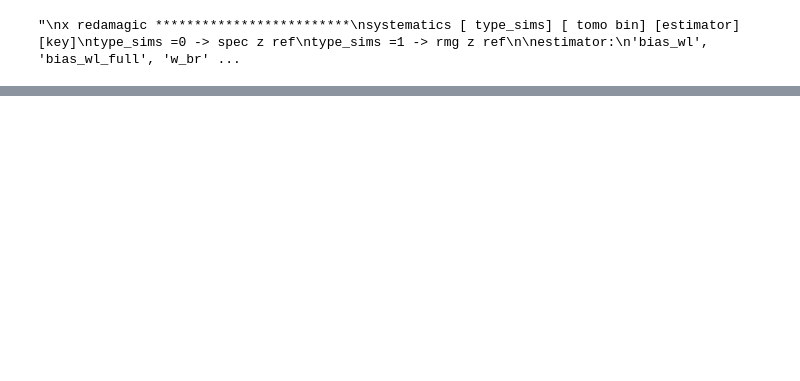
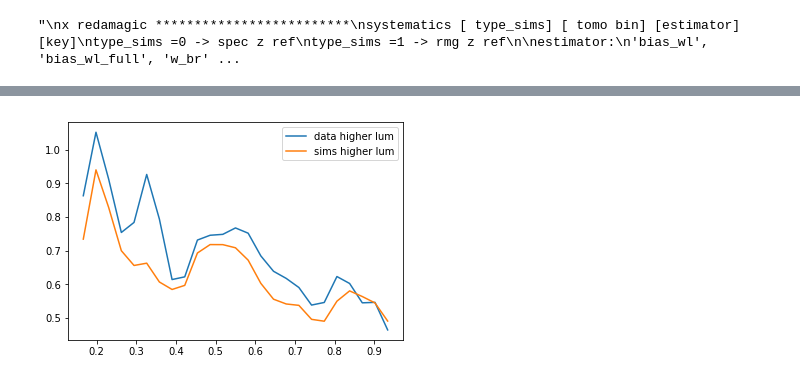
Before and after one commit to mgatti29/CORE, a Jupyter notebook: Results_data.ipynb, the cells around one changed output, grey strips where cells are left out. Cells and saved outputs as stored; diff of their text form; code cells hidden in the pictures; blank space fills up the shorter version.

```diff
--- a/Results_data.ipynb
+++ b/Results_data.ipynb
@@ -861,3 +927,0 @@ array([1.70752819, 1.80276889, 2.47483351, 3.02148751, 3.24147583,
-# %%
-for i in range(3):
-    print systematics[1][i]['w_br']['final']
@@ -902,0 +1095,96 @@ plt.legend()
+# %%
+import h5py
+import numpy as np
+xx = 10
+mastercat_v = '12_3_19'
+
+path_mastercat = '/project/projectdirs/des/www/y3_cats/Y3_mastercat_'+mastercat_v+'.h5'
+path_to_save = '/global/cscratch1/sd/mgatti/clustering_z/data/'
+
+
+mastercat = h5py.File(path_mastercat,'r')
+zspec_mstf = np.array(mastercat['catalog']['redmagic']['higherlum']['zspec'])
+zrmg_mstf = np.array(mastercat['catalog']['redmagic']['higherlum']['zredmagic'])
+zrmg_mst= (zrmg_mstf[zspec_mstf>-1])
+zspec_mst = (zspec_mstf[zspec_mstf>-1])
+
+#z_mag= [i[3] for i in (mastercat['catalog']['redmagic']['combined_sample_fid']['mag'])]
+#z_mag = np.array(z_mag)
+#z_mag_sub = z_mag[zspec_mstf>-1]
+
+edg = np.linspace(0.15,0.95,26)
+cntr = 0.5*(edg[1:]+edg[:-1])
+edg_hr = np.linspace(0.,1.5,201)
+cntr_hr = 0.5*(edg_hr[1:]+edg_hr[:-1])
+corr = np.zeros(25)
+corr1 = np.zeros(25)
+for i in range(25):
+    mask1 = (zrmg_mst>edg[i]) & ((zrmg_mst<edg[i+1]))
+    #mask1 = (zspec_mst>edg[i]) & ((zspec_mst<edg[i+1]))
+
+
+
+    #maskz_sub = (zrmg_mst>edg[i]) & (zrmg_mst<edg[i+1])
+    #maskz = (zrmg_mstf>edg[i]) & (zrmg_mstf<edg[i+1])
+    #ww1= match_distribution(z_mag[maskz],z_mag_sub[maskz_sub], 40)
+
+
+    nzh1,_ = np.histogram(zspec_mst[mask1],bins=edg_hr,normed=True)
+
+    #nzh,_ = np.histogram(zspec_mst[mask1],weights=ww1,bins=edg_hr,normed=True)
+    nzh_u,_ = np.histogram(np.linspace(edg[i],edg[i+1],50000),bins=edg_hr,normed=True)
+    #if i==xx:
+        #plt.plot(cntr_hr,nzh)
+    #corr[i] = np.trapz(nzh**2,cntr_hr)/np.trapz(nzh_u**2,cntr_hr)#
+    corr1[i] = np.trapz(nzh1**2,cntr_hr)/np.trapz(nzh_u**2,cntr_hr)#
+corr_data = np.sqrt(corr1)
+#corr_dataw = np.sqrt(corr)
+plt.plot(cntr,corr_data,label='data higher lum')
+#plt.plot(cntr,corr_dataw,label='data higher lum w')
+
+
+
+
+
+
+
+
+
+path_to_save = '/global/cscratch1/sd/mgatti/clustering_z/data/'
+version = 'v1.9.8_Y3a'
+mastercat_sims = h5py.File('/global/cscratch1/sd/jderose/BCC/Chinchilla/Herd/Chinchilla-3/sampleselection/Y3a/Buzzard-3_'+version+'_mastercat.h5','r')
+
+
+# load redshifts into memory for subsequent tests *******************
+
+zredmagic_tot = np.array(mastercat_sims['catalog']['redmagic']['higherlum']['zredmagic'])
+zspec_tot = np.array(mastercat_sims['catalog']['redmagic']['higherlum']['zspec'])
+mag = np.array(mastercat_sims['catalog']['redmagic']['higherlum']['zmag'])#.keys()
+
+import timeit
+corr1 = np.zeros(25)
+for i in range(25):
+
+    st0 = timeit.default_timer()
+    mask1 = (zredmagic_tot>edg[i]) & ((zredmagic_tot<edg[i+1]))
+
+    st = timeit.default_timer()
+
+    nzh,_ = np.histogram(zspec_tot[mask1],bins=edg_hr,normed=True)
+
+    end = timeit.default_timer()
+
+    nzh_u,_ = np.histogram(np.linspace(edg[i],edg[i+1],50000),bins=edg_hr,normed=True)
+    if i==xx:
+        #plt.plot(cntr_hr,nzh,label='sims higher lum')
+        xm = (edg[i+1] +edg[i])*0.5
+    corr1[i] = np.trapz(nzh**2,cntr_hr)/np.trapz(nzh_u**2,cntr_hr)#
+corr_sims_hr = np.sqrt(corr1)
+plt.plot(cntr,corr_sims_hr,label='sims higher lum')
+plt.legend()
+
+
+path_to_save = '/global/cscratch1/sd/mgatti/clustering_z/data/'
+save_obj(path_to_save+'/corr_bias_n2',[corr_sims_hr,corr_data])
+# %% [output]
+[figure, added]
```
Also changed, not shown: parts of 33 cells of this notebook, 1 other file.
